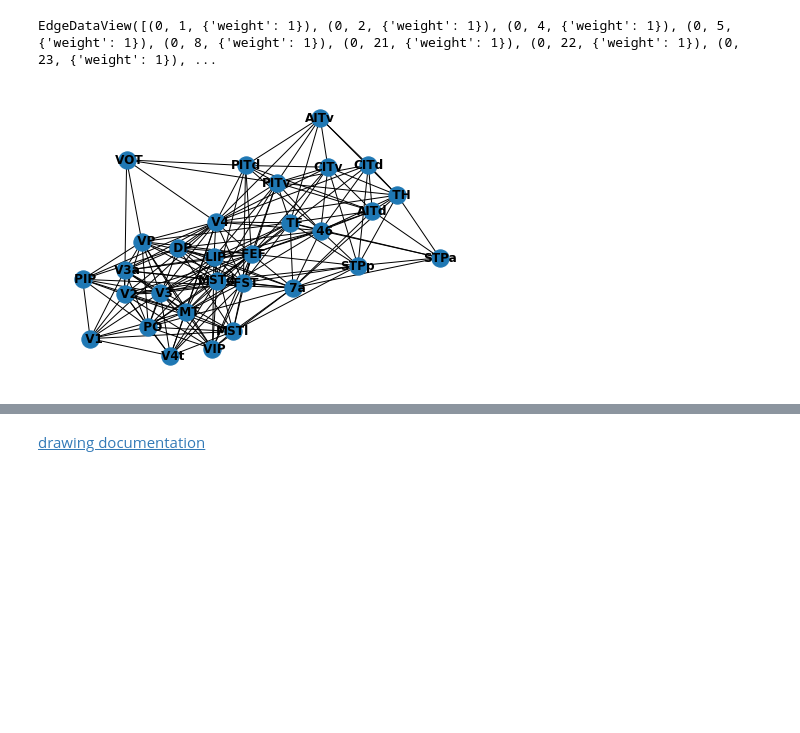
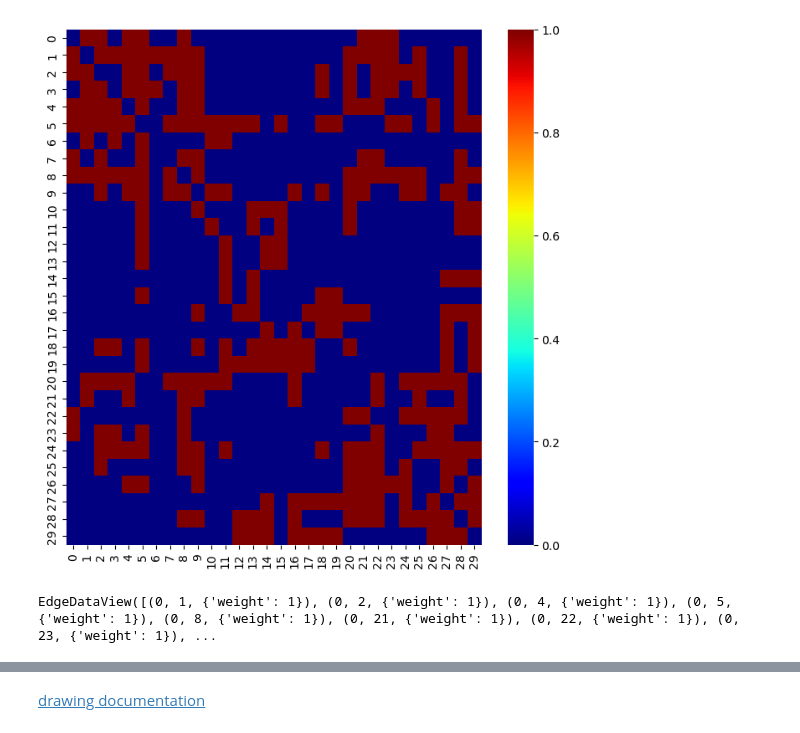
Before and after one commit to Fernando-JAL/Neurociencias-2025-1, a Jupyter notebook: S_03_Clases/09 BCT/fve30.ipynb, the cells around one changed output, grey strips where cells are left out. Saved outputs shown, nothing was run; the diff lists cells and outputs as text; code cells hidden in the pictures; blank space fills up the shorter version.

```diff
--- a/S_03_Clases/09 BCT/fve30.ipynb
+++ b/S_03_Clases/09 BCT/fve30.ipynb
@@ -35,0 +8,2 @@ plt.show()
+# %%
+mat_path = r"../../BCT/BCT/2019_03_03_BCT/data_and_demos/fve30.mat"
@@ -36,3 +110,9 @@ plt.show()
+# %%
+fig = plt.figure(figsize=(8, 8))
+ax = sns.heatmap(mat_dict['CIJ'], cmap='jet')
+plt.show()
+# %% [output]
+[figure, added]
 # %%
 import networkx as nx
 # %%
@@ -45,4 +122,0 @@ node_labels = {idx: names[idx] for idx in range(30)}
-# %%
-nx.draw(G, labels=node_labels, with_labels=True, font_weight='bold')
-# %% [output]
-[figure, removed]
```
Also changed, not shown: parts of 21 cells of this notebook, 4 other files.
